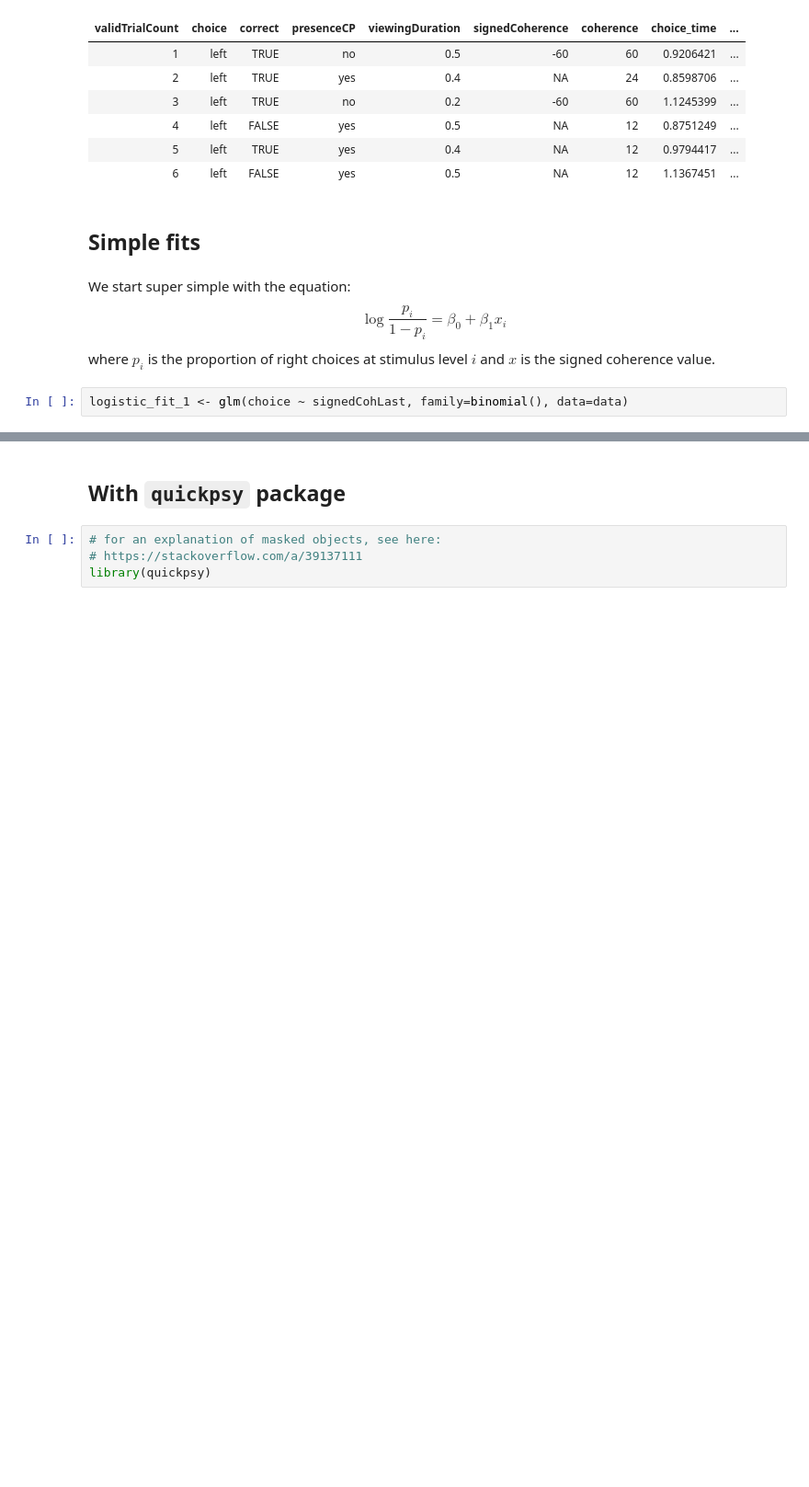
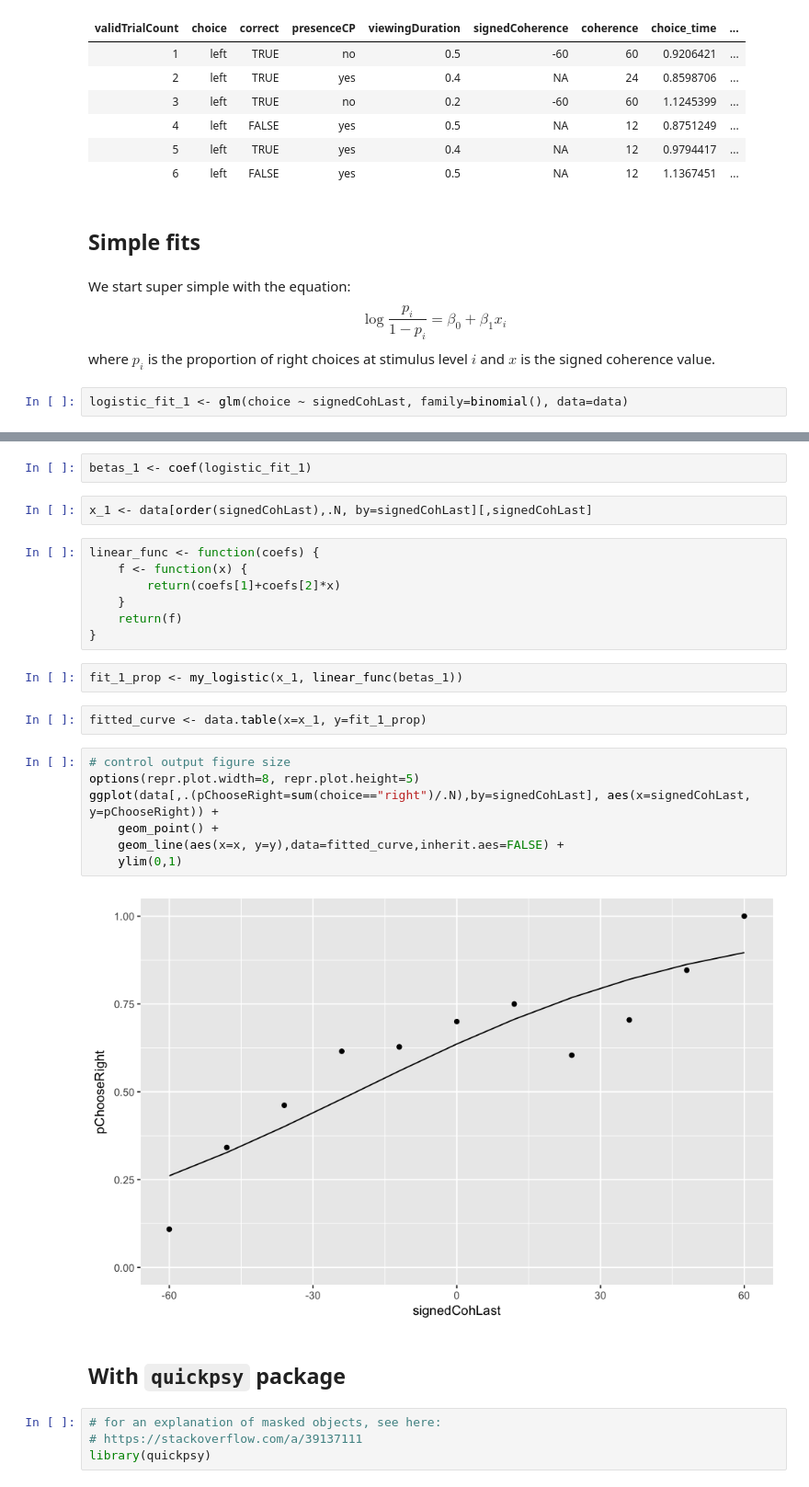
Before and after one commit to TheGoldLab/Analysis_SingleCP_DotsReversal, a Jupyter notebook: Jupyter/Pilot11/psychophysics.ipynb, the cells around one changed output, grey strips where cells are left out. Shown at 92% size. Saved outputs shown, nothing was run; the diff lists cells and outputs as text; blank space fills up the shorter version.

Commit message:
improve plot for simplest logistic regression fit

```diff
--- a/Jupyter/Pilot11/psychophysics.ipynb
+++ b/Jupyter/Pilot11/psychophysics.ipynb
@@ -80,3 +81,27 @@ Number of Fisher Scoring iterations: 3
+# %%
+betas_1 <- coef(logistic_fit_1)
+# %%
+x_1 <- data[order(signedCohLast),.N, by=signedCohLast][,signedCohLast]
+# %%
+linear_func <- function(coefs) {
+    f <- function(x) {
+        return(coefs[1]+coefs[2]*x)
+    }
+    return(f)
+}
+# %%
+fit_1_prop <- my_logistic(x_1, linear_func(betas_1))
+# %%
+fitted_curve <- data.table(x=x_1, y=fit_1_prop)
+# %%
+# control output figure size
+options(repr.plot.width=8, repr.plot.height=5)
+ggplot(data[,.(pChooseRight=sum(choice=="right")/.N),by=signedCohLast], aes(x=signedCohLast, y=pChooseRight)) +
+    geom_point() +
+    geom_line(aes(x=x, y=y),data=fitted_curve,inherit.aes=FALSE) +
+    ylim(0,1)
+# %% [output]
+[figure, added]
 # %% [markdown]
 ## With `quickpsy` package
 # %%
```
Also changed, not shown: parts of 11 cells of this notebook.
